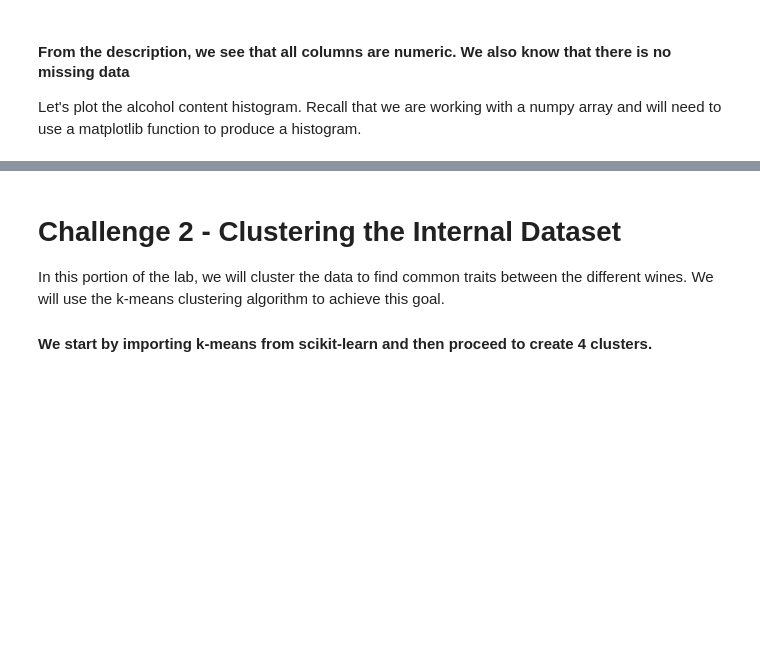
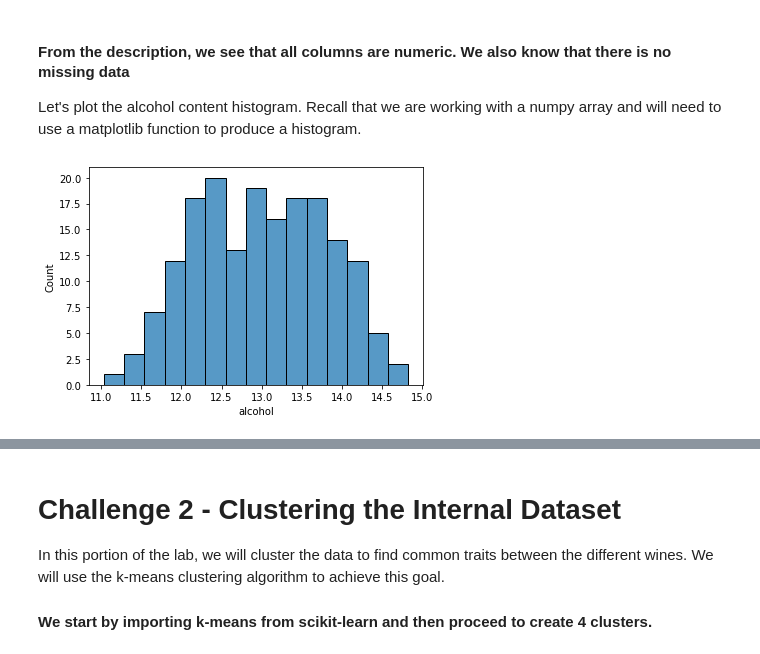
Before and after one commit to Ironhack-Data-Madrid-Enero-2022/lab-sklearn-and-unsupervised-learning, a Jupyter notebook: your-code/main.ipynb, the cells around one changed output, grey strips where cells are left out. Cells and saved outputs as stored; diff of their text form; code cells hidden in the pictures; blank space fills up the shorter version.

Commit message:
[your-code/main.ipynb]SergioMolina

```diff
--- a/your-code/main.ipynb
+++ b/your-code/main.ipynb
@@ -17,6 +24,7 @@ from sklearn.datasets import load_wine
 In the cell below, use the `load_wine` function and assign the wine dataset to a variable called `wine`.
 # %%
 # Your code here:
+wine = load_wine()
 # %% [markdown]
 In the next step, list the keys of the variable `wine` to examine its contents. Note that the `load_wine` function does not return dataframes. It returns you a Python dictionary.
 # %%
@@ -39,0 +83,7 @@ Let's plot the alcohol content histogram. Recall that we are working with a nump
+# %%
+# Your code here:
+df=pd.DataFrame(wine.data)
+df.columns=wine.feature_names
+sns.histplot(x=df.alcohol, bins=15);
+# %% [output]
+[figure, added]
```
Also changed, not shown: parts of 29 cells of this notebook.
